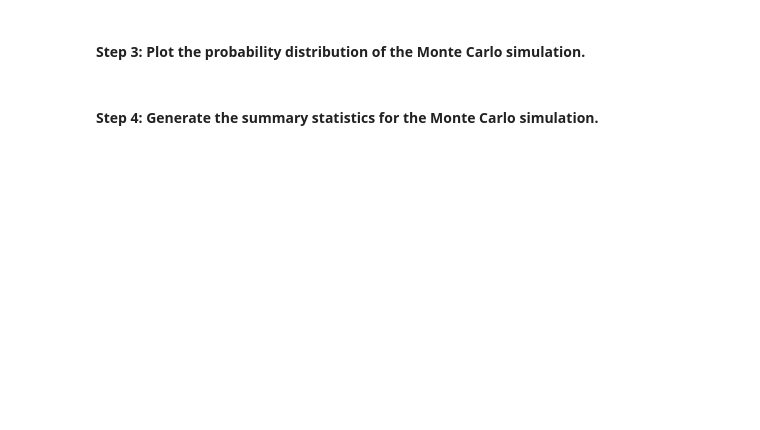
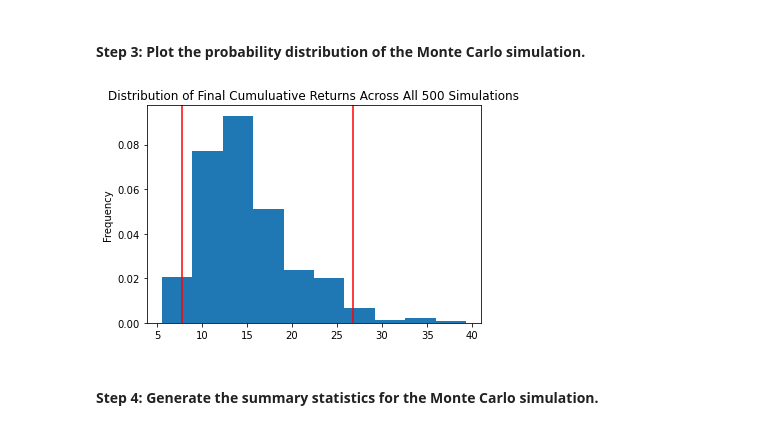
Before and after one commit to Miggs00/financial_planning_tools, a Jupyter notebook: Financial_planning_tools_code/financial_planning_tools.ipynb, the cells around one changed output. Drawn from its saved outputs; the diff is of its cells as text; code cells hidden in the pictures; blank space fills up the shorter version.

```diff
--- a/Financial_planning_tools_code/financial_planning_tools.ipynb
+++ b/Financial_planning_tools_code/financial_planning_tools.ipynb
@@ -455,7 +529,9 @@ In this section, you’ll use the MCForecastTools library to create a Monte Carl
 # %%
 # Visualize the probability distribution of the 30-year Monte Carlo simulation
 # by plotting a histogram
-# YOUR CODE HERE
+MC_sim_distribution_plot = MC_thirtyyear_cumulative.plot_distribution()
+# %% [output]
+[figure, added]
 # %% [markdown]
 #### Step 4: Generate the summary statistics for the Monte Carlo simulation.
 # %%
```
Also changed, not shown: parts of 28 cells of this notebook.
